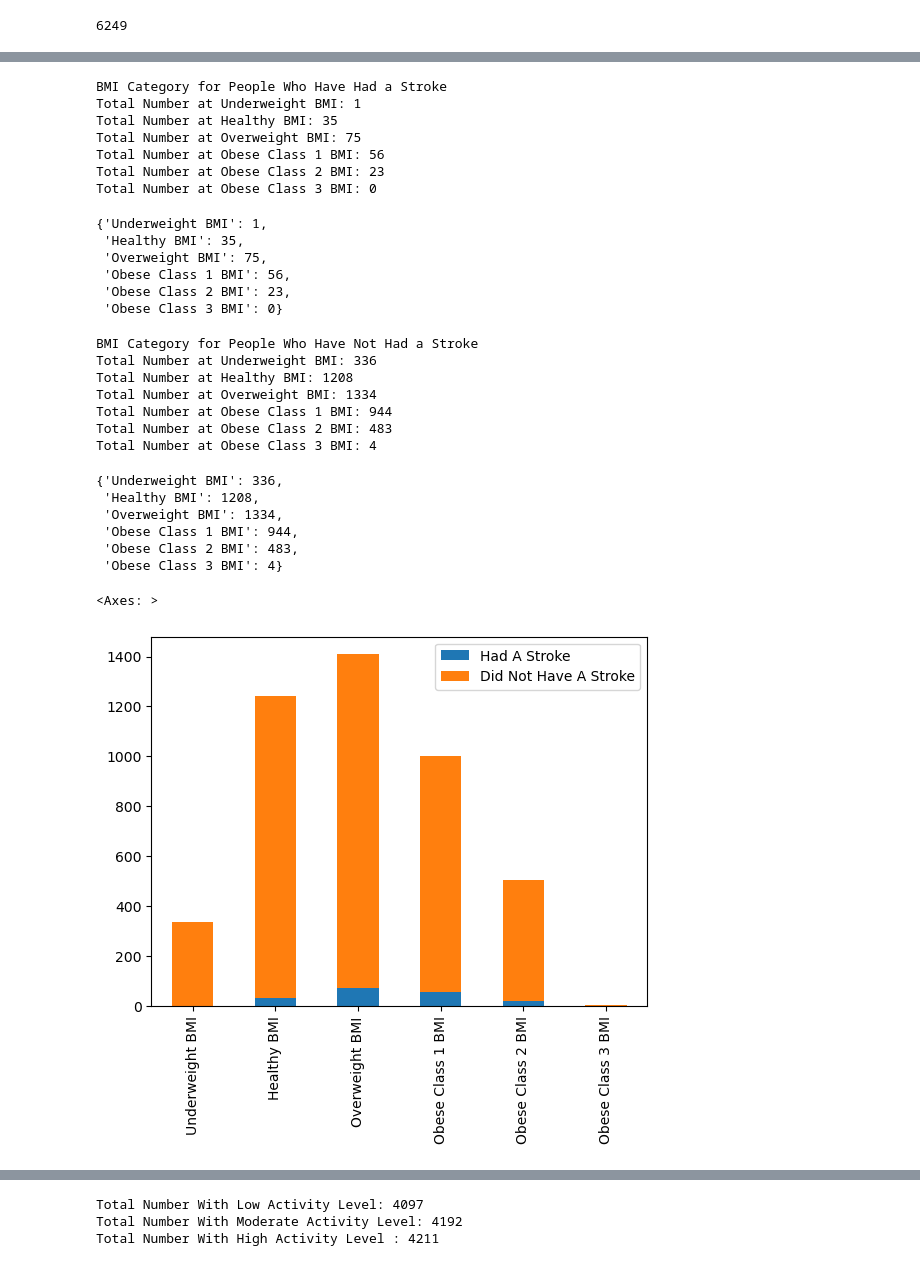
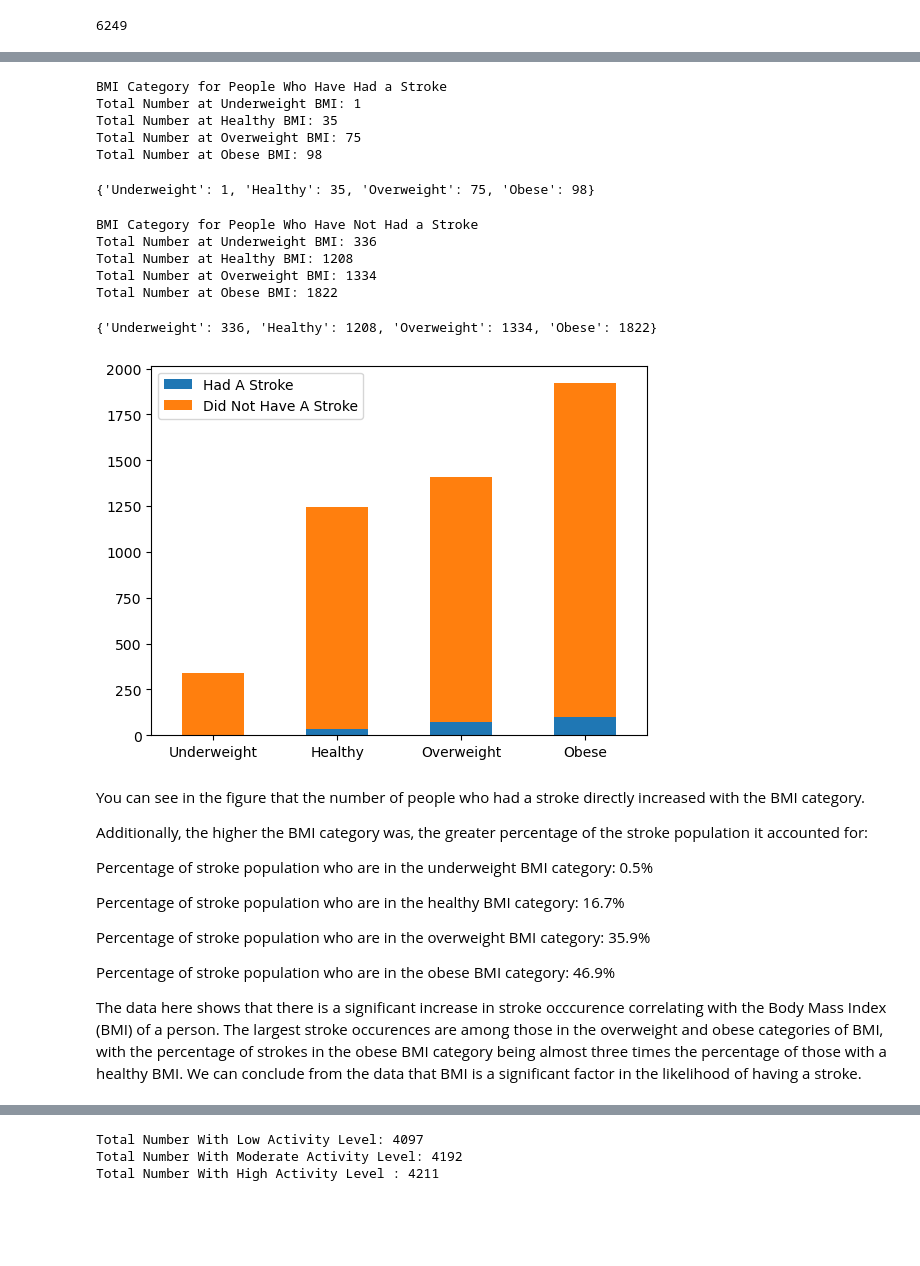
Before and after one commit to eeneedles/group-two-project-one, a Jupyter notebook: test_code_em.ipynb, the cells around one changed output, grey strips where cells are left out. Saved outputs shown, nothing was run; the diff lists cells and outputs as text; code cells hidden in the pictures; blank space fills up the shorter version.

```diff
--- a/test_code_em.ipynb
+++ b/test_code_em.ipynb
@@ -158,31 +150,22 @@ def print_bmi(df):
     overweight_bmi = df.loc[(df['bmi'] > 24.9) & (df['bmi'] < 30.0), "id"]
     overweight_bmi.count()
 
-# Find total number of people with BMI in obese class 1 range (Health_Care)
-    obese_class_1_bmi = df.loc[(df['bmi'] > 29.9) & (df['bmi'] < 35.0), "id"]
-    obese_class_1_bmi.count()
+# Find total number of people with BMI in obese range (Health_Care)
+    obese_bmi = df.loc[(df['bmi'] >= 30.0), "id"]
+    obese_bmi.count()
 
-# Find total number of people with BMI in obese class 2 range (Health_Care)
-    obese_class_2_bmi = df.loc[(df['bmi'] > 34.9) & (df['bmi'] < 40.0), "id"]
-    obese_class_2_bmi.count()
 
-# Find total number of people with BMI in obese class 3 range (Health_Care)
-    obese_class_3_bmi = df.loc[(df['bmi'] >= 70), "id"]
-    obese_class_3_bmi.count()
 
     print(f'Total Number at Underweight BMI: {underweight_bmi.count()}')
     print(f'Total Number at Healthy BMI: {healthy_bmi.count()}')
     print(f'Total Number at Overweight BMI: {overweight_bmi.count()}')
-    print(f'Total Number at Obese Class 1 BMI: {obese_class_1_bmi.count()}')
-    print(f'Total Number at Obese Class 2 BMI: {obese_class_2_bmi.count()}')
-    print(f'Total Number at Obese Class 3 BMI: {obese_class_3_bmi.count()}')
+    print(f'Total Number at Obese BMI: {obese_bmi.count()}')
+
     return {
-       'Underweight BMI': underweight_bmi.count(),
-       'Healthy BMI': healthy_bmi.count(),
-       'Overweight BMI': overweight_bmi.count(),
-       'Obese Class 1 BMI': obese_class_1_bmi.count(),
-       'Obese Class 2 BMI': obese_class_2_bmi.count(),
-       'Obese Class 3 BMI': obese_class_3_bmi.count(),
+       'Underweight': underweight_bmi.count(),
+       'Healthy': healthy_bmi.count(),
+       'Overweight': overweight_bmi.count(),
+       'Obese': obese_bmi.count(),
     }
 
 # Set variable for data from all BMI Categories
@@ -212,15 +188,8 @@ BMI Category for People Who Have Had a Stroke
 Total Number at Underweight BMI: 1
 Total Number at Healthy BMI: 35
 Total Number at Overweight BMI: 75
-Total Number at Obese Class 1 BMI: 56
-Total Number at Obese Class 2 BMI: 23
-Total Number at Obese Class 3 BMI: 0
+Total Number at Obese BMI: 98
-{'Underweight BMI': 1,
- 'Healthy BMI': 35,
- 'Overweight BMI': 75,
- 'Obese Class 1 BMI': 56,
- 'Obese Class 2 BMI': 23,
- 'Obese Class 3 BMI': 0}
+{'Underweight': 1, 'Healthy': 35, 'Overweight': 75, 'Obese': 98}
 # %%
 # Find number of people in each BMI category who have not had a stroke (Health_Care)
 no_stroke_df = Health_Care_df.loc[Health_Care_df['stroke']==0]
@@ -232,28 +201,24 @@ BMI Category for People Who Have Not Had a Stroke
 Total Number at Underweight BMI: 336
 Total Number at Healthy BMI: 1208
 Total Number at Overweight BMI: 1334
-Total Number at Obese Class 1 BMI: 944
-Total Number at Obese Class 2 BMI: 483
-Total Number at Obese Class 3 BMI: 4
+Total Number at Obese BMI: 1822
-{'Underweight BMI': 336,
- 'Healthy BMI': 1208,
- 'Overweight BMI': 1334,
- 'Obese Class 1 BMI': 944,
- 'Obese Class 2 BMI': 483,
- 'Obese Class 3 BMI': 4}
+{'Underweight': 336, 'Healthy': 1208, 'Overweight': 1334, 'Obese': 1822}
 # %%
-# Gather keys for stacked bar graph showing Strokes per BMI category
+# Gather keys for bar graph showing Strokes per BMI category
 bmi_index = list(all_bmis.keys())
 
-# Gather values for stacked bar graph showing Strokes per BMI category
+# Gather values for bar graph showing Strokes per BMI category
 bmi_data = {
     'Had A Stroke': list(stroke_bmi.values()),
     'Did Not Have A Stroke': list(no_stroke_bmi.values())
 }
 
 # Plot stacked bar graph
 bmi_df = pd.DataFrame(bmi_data, index = bmi_index)
 bmi_df.plot.bar(stacked=True)
+plt.xticks(rotation=360)
+
+# Save the figure
+plt.savefig("Resources\BMI.png")
 # %% [output]
-<Axes: >
-[figure, old version]
+[figure, new version]
@@ -267,3 +225,20 @@ bmi_df.plot.bar(stacked=True)
+# %% [markdown]
+You can see in the figure that the number of people who had a stroke directly increased with the BMI category.
+
+
+Additionally, the higher the BMI category was, the greater percentage of the stroke population it accounted for:
+
+
+Percentage of stroke population who are in the underweight BMI category: 0.5%
+
+Percentage of stroke population who are in the healthy BMI category: 16.7%
+
+Percentage of stroke population who are in the overweight BMI category: 35.9%
+
+Percentage of stroke population who are in the obese BMI category: 46.9%
+
+
+The data here shows that there is a significant increase in stroke occcurence correlating with the Body Mass Index (BMI) of a person.  The largest stroke occurences are among those in the overweight and obese categories of BMI, with the percentage of strokes in the obese BMI category being almost three times the percentage of those with a healthy BMI.  We can conclude from the data that BMI is a significant factor in the likelihood of having a stroke.
 # %%
 # Define function for gathering age group & stroke data
 def print_age(df):
```
Also changed, not shown: parts of 27 cells of this notebook, 5 other files.
